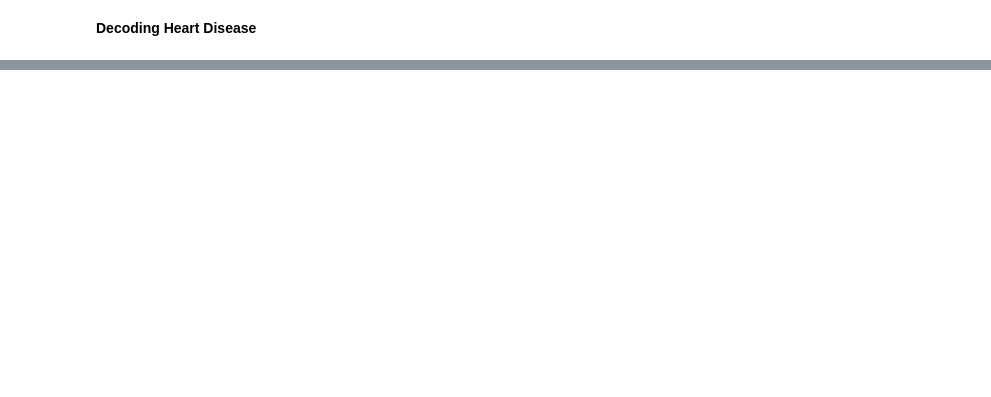
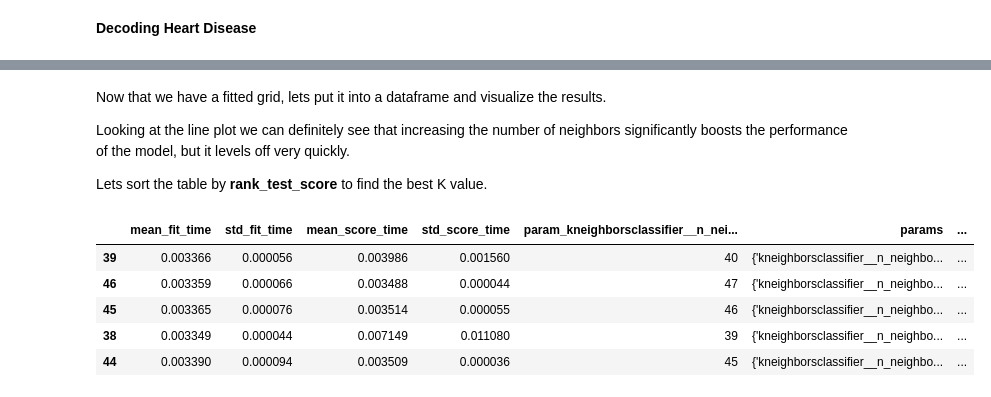
Before and after one commit to andyw2444/Group-Project, a Jupyter notebook: Group Project Report.ipynb, the cells around one changed output, grey strips where cells are left out. Saved outputs shown, nothing was run; the diff lists cells and outputs as text; code cells hidden in the pictures; blank space fills up the shorter version.

```diff
--- a/Group Project Report.ipynb
+++ b/Group Project Report.ipynb
@@ -58,0 +184,16 @@ WHO’s Global Health Estimates. (2020, December 9). The top 10 causes of death.
+# %% [markdown]
+Now that we have a fitted grid, lets put it into a dataframe and visualize the results.
+
+Looking at the line plot we can definitely see that increasing the number of neighbors significantly boosts the performance of the model, but it levels off very quickly.
+
+Lets sort the table by **rank_test_score** to find the best K value.
+# %%
+#Sorts the grid dataframe by rank_test_score
+heart_grid_df.sort_values(by="rank_test_score").head(5)
+# %% [output]
+|  | mean_fit_time | std_fit_time | mean_score_time | std_score_time | param_kneighborsclassifier__n_nei... | params | ... |
+| 39 | 0.003366 | 0.000056 | 0.003986 | 0.001560 | 40 | {'kneighborsclassifier__n_neighbo... | ... |
+| 46 | 0.003359 | 0.000066 | 0.003488 | 0.000044 | 47 | {'kneighborsclassifier__n_neighbo... | ... |
+| 45 | 0.003365 | 0.000076 | 0.003514 | 0.000055 | 46 | {'kneighborsclassifier__n_neighbo... | ... |
+| 38 | 0.003349 | 0.000044 | 0.007149 | 0.011080 | 39 | {'kneighborsclassifier__n_neighbo... | ... |
+| 44 | 0.003390 | 0.000094 | 0.003509 | 0.000036 | 45 | {'kneighborsclassifier__n_neighbo... | ... |
```
Also changed, not shown: parts of 12 cells of this notebook.
